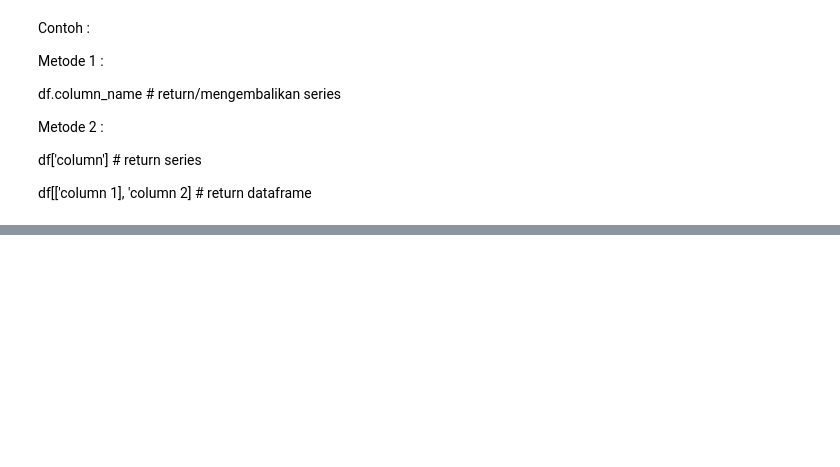
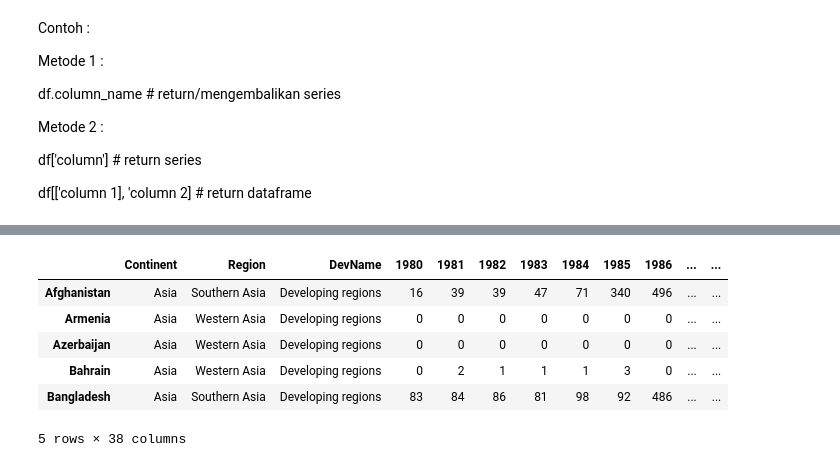
Before and after one commit to kireikharisma/H8_3, a Jupyter notebook: sesi7.ipynb, the cells around one changed output, grey strips where cells are left out. Cells and saved outputs as stored; diff of their text form; code cells hidden in the pictures; blank space fills up the shorter version.

```diff
--- a/sesi7.ipynb
+++ b/sesi7.ipynb
@@ -359,0 +566,11 @@ df_can[['Country', 1980, 1981, 1982, 1983, 1984, 1985]] # return dataframe
+# %%
+# 2. Ambil data yang bernilai True, Pass this condition into the dataframe
+df_can[condition].head()
+# %% [output]
+|  | Continent | Region | DevName | 1980 | 1981 | 1982 | 1983 | 1984 | 1985 | 1986 | ... | ... |
+| Afghanistan | Asia | Southern Asia | Developing regions | 16 | 39 | 39 | 47 | 71 | 340 | 496 | ... | ... |
+| Armenia | Asia | Western Asia | Developing regions | 0 | 0 | 0 | 0 | 0 | 0 | 0 | ... | ... |
+| Azerbaijan | Asia | Western Asia | Developing regions | 0 | 0 | 0 | 0 | 0 | 0 | 0 | ... | ... |
+| Bahrain | Asia | Western Asia | Developing regions | 0 | 2 | 1 | 1 | 1 | 3 | 0 | ... | ... |
+| Bangladesh | Asia | Southern Asia | Developing regions | 83 | 84 | 86 | 81 | 98 | 92 | 486 | ... | ... |
+5 rows × 38 columns
```
Also changed, not shown: parts of 37 cells of this notebook.
